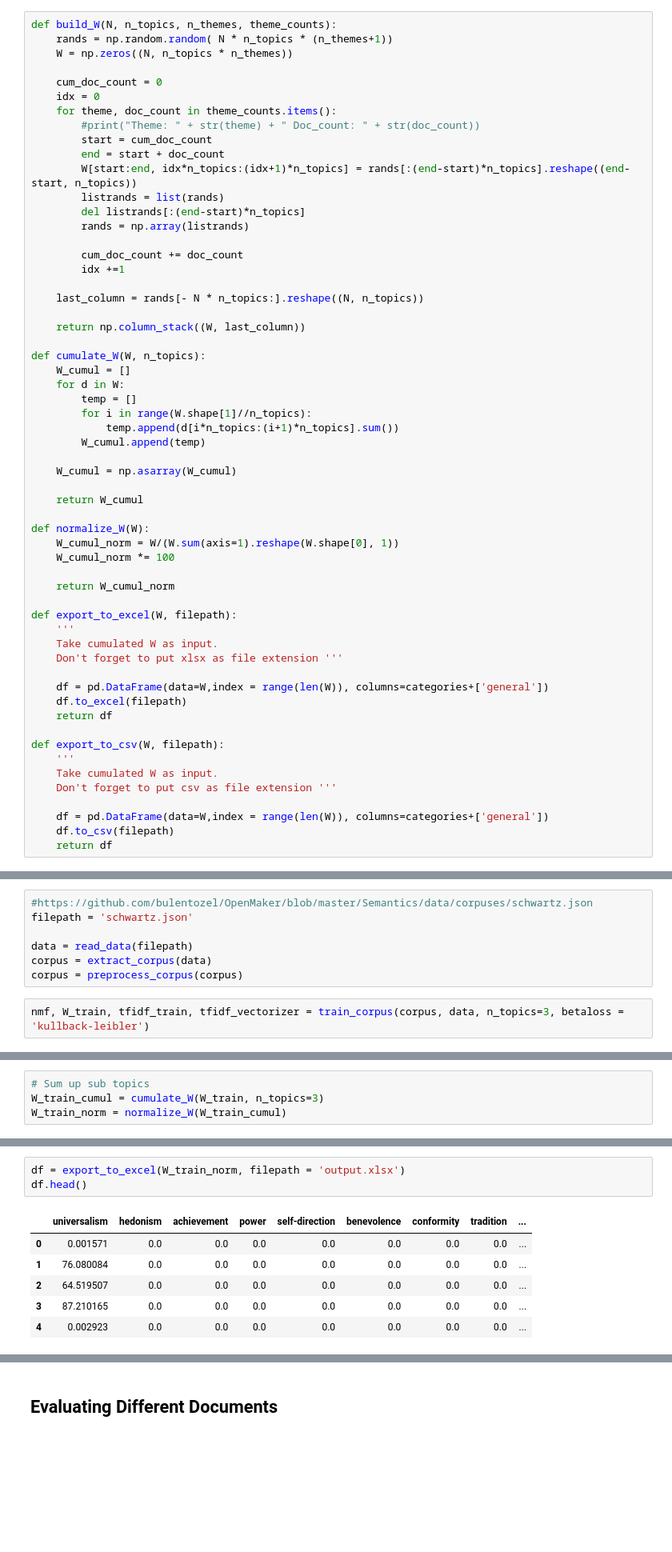
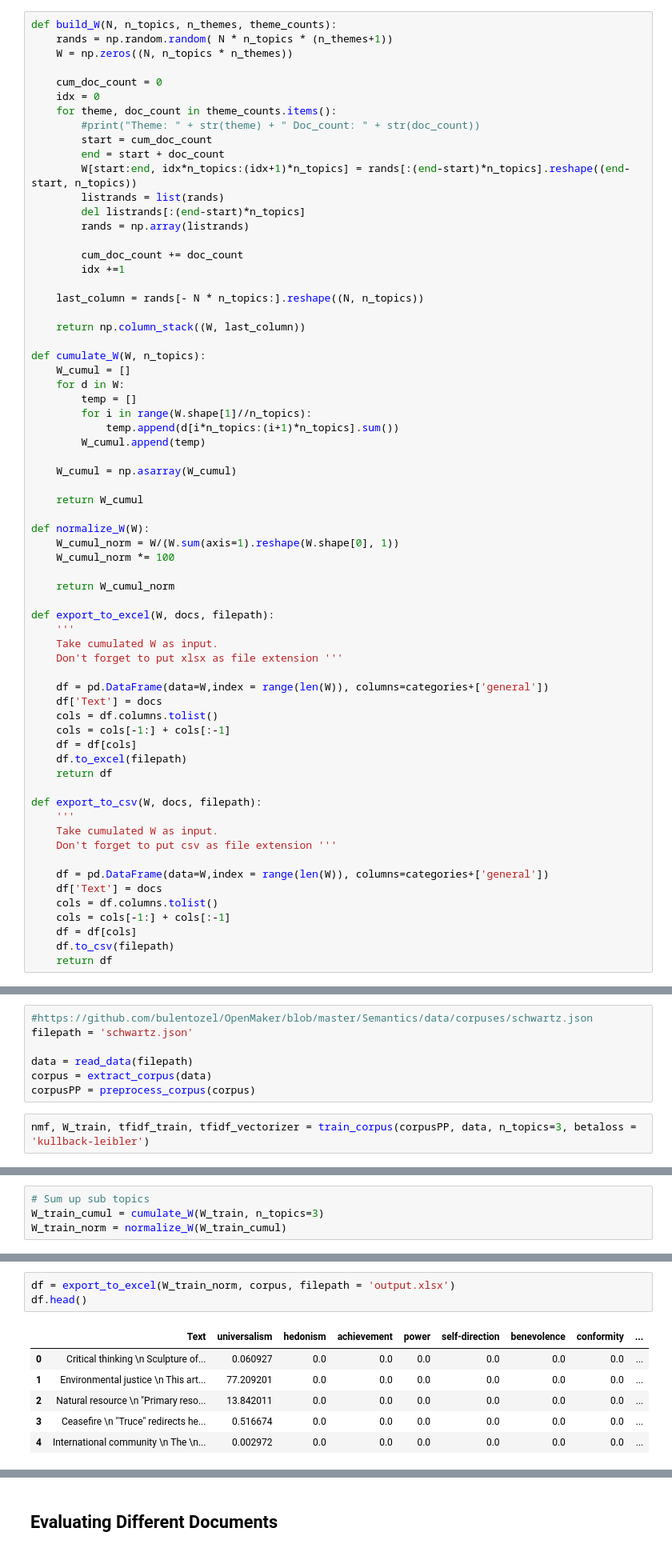
Before and after one commit to suyunu/semi-supervised-nmf, a Jupyter notebook: Semi-Supervised-NMF.ipynb, the cells around one changed output, grey strips where cells are left out. Shown: that part at 80% size. Saved outputs shown, nothing was run; the diff lists cells and outputs as text; blank space fills up the shorter version.

```diff
--- a/Semi-Supervised-NMF.ipynb
+++ b/Semi-Supervised-NMF.ipynb
@@ -177,21 +210,29 @@ def normalize_W(W):
 
     return W_cumul_norm
 
-def export_to_excel(W, filepath):
+def export_to_excel(W, docs, filepath):
     '''
     Take cumulated W as input.
     Don't forget to put xlsx as file extension '''
 
     df = pd.DataFrame(data=W,index = range(len(W)), columns=categories+['general'])
+    df['Text'] = docs
+    cols = df.columns.tolist()
+    cols = cols[-1:] + cols[:-1]
+    df = df[cols]
     df.to_excel(filepath)
     return df
 
-def export_to_csv(W, filepath):
+def export_to_csv(W, docs, filepath):
     '''
     Take cumulated W as input.
     Don't forget to put csv as file extension '''
 
     df = pd.DataFrame(data=W,index = range(len(W)), columns=categories+['general'])
+    df['Text'] = docs
+    cols = df.columns.tolist()
+    cols = cols[-1:] + cols[:-1]
+    df = df[cols]
     df.to_csv(filepath)
     return df
 # %% [markdown]
@@ -276,9 +317,9 @@ filepath = 'schwartz.json'
 
 data = read_data(filepath)
 corpus = extract_corpus(data)
-corpus = preprocess_corpus(corpus)
+corpusPP = preprocess_corpus(corpus)
 # %%
-nmf, W_train, tfidf_train, tfidf_vectorizer = train_corpus(corpus, data, n_topics=3, betaloss = 'kullback-leibler')
+nmf, W_train, tfidf_train, tfidf_vectorizer = train_corpus(corpusPP, data, n_topics=3, betaloss = 'kullback-leibler')
 # %% [output]
 Extracting tf-idf features for NMF...
 done in 0.77s.
@@ -356,11 +360,11 @@ Doc 493 (security)      : (security, 9, 99.18)  (General, 10, 0.82)  (stimulatio
 # %%
-df = export_to_excel(W_train_norm, filepath = 'output.xlsx')
+df = export_to_excel(W_train_norm, corpus, filepath = 'output.xlsx')
 df.head()
 # %% [output]
-|  | universalism | hedonism | achievement | power | self-direction | benevolence | conformity | tradition | ... |
-| 0 | 0.001571 | 0.0 | 0.0 | 0.0 | 0.0 | 0.0 | 0.0 | 0.0 | ... |
-| 1 | 76.080084 | 0.0 | 0.0 | 0.0 | 0.0 | 0.0 | 0.0 | 0.0 | ... |
-| 2 | 64.519507 | 0.0 | 0.0 | 0.0 | 0.0 | 0.0 | 0.0 | 0.0 | ... |
-| 3 | 87.210165 | 0.0 | 0.0 | 0.0 | 0.0 | 0.0 | 0.0 | 0.0 | ... |
-| 4 | 0.002923 | 0.0 | 0.0 | 0.0 | 0.0 | 0.0 | 0.0 | 0.0 | ... |
+|  | Text | universalism | hedonism | achievement | power | self-direction | benevolence | conformity | ... |
+| 0 | Critical thinking \n Sculpture of... | 0.060927 | 0.0 | 0.0 | 0.0 | 0.0 | 0.0 | 0.0 | ... |
+| 1 | Environmental justice \n This art... | 77.209201 | 0.0 | 0.0 | 0.0 | 0.0 | 0.0 | 0.0 | ... |
+| 2 | Natural resource \n "Primary reso... | 13.842011 | 0.0 | 0.0 | 0.0 | 0.0 | 0.0 | 0.0 | ... |
+| 3 | Ceasefire \n "Truce" redirects he... | 0.516674 | 0.0 | 0.0 | 0.0 | 0.0 | 0.0 | 0.0 | ... |
+| 4 | International community \n The \n... | 0.002972 | 0.0 | 0.0 | 0.0 | 0.0 | 0.0 | 0.0 | ... |
 # %%
```
Also changed, not shown: parts of 23 cells of this notebook.
